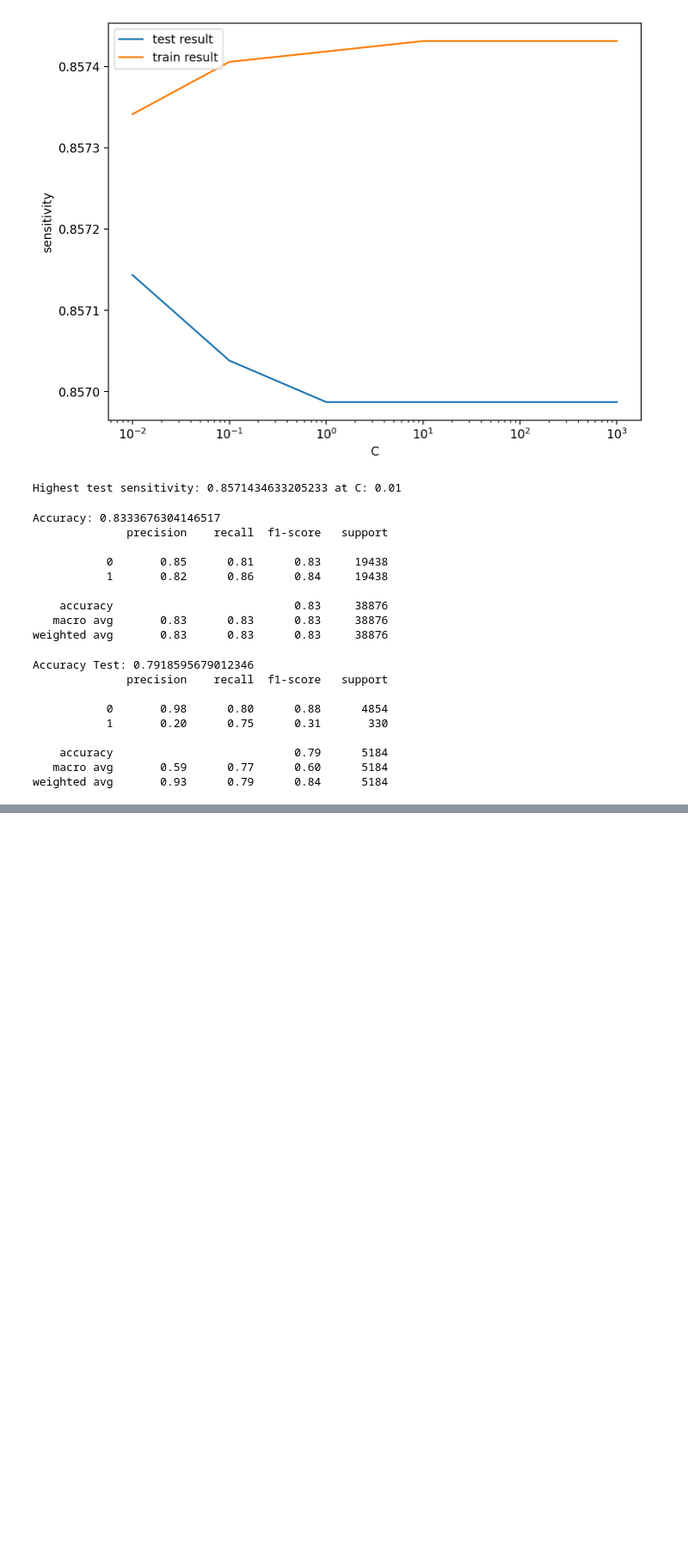
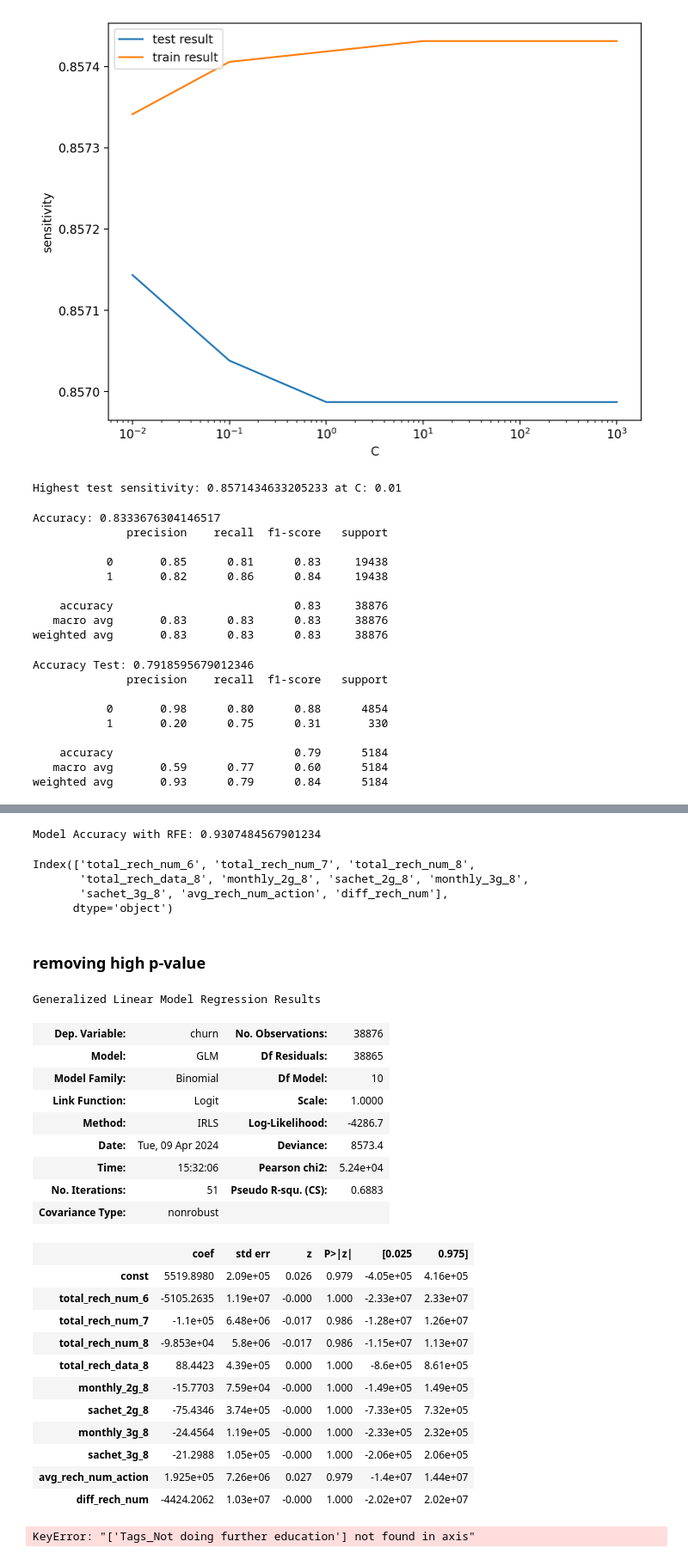
Before and after one commit to notvarunseth/telecom-churn, a Jupyter notebook: notebook.ipynb, the cells around one changed output, grey strips where cells are left out. Shown at 86% size. Drawn from its saved outputs; the diff is of its cells as text; code cells hidden in the pictures; blank space fills up the shorter version.

```diff
--- a/notebook.ipynb
+++ b/notebook.ipynb
@@ -775,0 +833,5 @@ weighted avg       0.93      0.79      0.84      5184
+# %%
+from sklearn.feature_selection import RFE
+
+rfe = RFE(model, n_features_to_select=10)             # running RFE
+rfe = rfe.fit(X_train, y_train)
@@ -775,0 +856,3 @@ weighted avg       0.93      0.79      0.84      5184
+# %%
+X_train_rfe = rfe.transform(X_train)
+X_test_rfe = rfe.transform(X_test)
@@ -775,0 +879,68 @@ weighted avg       0.93      0.79      0.84      5184
+# %%
+model.fit(X_train_rfe, y_train)
+predictions_rfe = model.predict(X_test_rfe)
+accuracy_rfe = accuracy_score(y_test, predictions_rfe)
+print(f"Model Accuracy with RFE: {accuracy_rfe}")
+# %% [output]
+Model Accuracy with RFE: 0.9307484567901234
+# %%
+X_train.columns[rfe.support_]
+# %% [output]
+Index(['total_rech_num_6', 'total_rech_num_7', 'total_rech_num_8',
+       'total_rech_data_8', 'monthly_2g_8', 'sachet_2g_8', 'monthly_3g_8',
+       'sachet_3g_8', 'avg_rech_num_action', 'diff_rech_num'],
+      dtype='object')
+# %%
+# Calculate the VIFs for the new model
+import statsmodels.api as sm
+from statsmodels.stats.outliers_influence import variance_inflation_factor
+
+def build_model(X, y):
+    X = sm.add_constant(X) #Adding the constant
+    # lm = sm.Logit(y, X).fit() # fitting the model
+    lm = sm.GLM(y, X, family = sm.families.Binomial()).fit()
+    return lm
+
+def check_VIF(X):
+    vif = pd.DataFrame()
+    vif['Features'] = X.columns
+    vif['VIF'] = [variance_inflation_factor(X.values, i) for i in range(X.shape[1])]
+    vif['VIF'] = round(vif['VIF'], 2)
+    vif = vif.sort_values(by = "VIF", ascending = False)
+    return vif
+# %% [markdown]
+### removing high p-value
+# %%
+X_train_new = X_train[X_train.columns[rfe.support_]]
+lm = build_model(X_train_new, y_train)
+lm.summary()
+# %% [output]
+Generalized Linear Model Regression Results
+| Dep. Variable: | churn | No. Observations: | 38876 |
+| Model: | GLM | Df Residuals: | 38865 |
+| Model Family: | Binomial | Df Model: | 10 |
+| Link Function: | Logit | Scale: | 1.0000 |
+| Method: | IRLS | Log-Likelihood: | -4286.7 |
+| Date: | Tue, 09 Apr 2024 | Deviance: | 8573.4 |
+| Time: | 15:32:06 | Pearson chi2: | 5.24e+04 |
+| No. Iterations: | 51 | Pseudo R-squ. (CS): | 0.6883 |
+| Covariance Type: | nonrobust |  |  |
+|  | coef | std err | z | P>|z| | [0.025 | 0.975] |
+| const | 5519.8980 | 2.09e+05 | 0.026 | 0.979 | -4.05e+05 | 4.16e+05 |
+| total_rech_num_6 | -5105.2635 | 1.19e+07 | -0.000 | 1.000 | -2.33e+07 | 2.33e+07 |
+| total_rech_num_7 | -1.1e+05 | 6.48e+06 | -0.017 | 0.986 | -1.28e+07 | 1.26e+07 |
+| total_rech_num_8 | -9.853e+04 | 5.8e+06 | -0.017 | 0.986 | -1.15e+07 | 1.13e+07 |
+| total_rech_data_8 | 88.4423 | 4.39e+05 | 0.000 | 1.000 | -8.6e+05 | 8.61e+05 |
+| monthly_2g_8 | -15.7703 | 7.59e+04 | -0.000 | 1.000 | -1.49e+05 | 1.49e+05 |
+| sachet_2g_8 | -75.4346 | 3.74e+05 | -0.000 | 1.000 | -7.33e+05 | 7.32e+05 |
+| monthly_3g_8 | -24.4564 | 1.19e+05 | -0.000 | 1.000 | -2.33e+05 | 2.32e+05 |
+| sachet_3g_8 | -21.2988 | 1.05e+05 | -0.000 | 1.000 | -2.06e+05 | 2.06e+05 |
+| avg_rech_num_action | 1.925e+05 | 7.26e+06 | 0.027 | 0.979 | -1.4e+07 | 1.44e+07 |
+| diff_rech_num | -4424.2062 | 1.03e+07 | -0.000 | 1.000 | -2.02e+07 | 2.02e+07 |
+# %%
+# drop due to high p-value
+X_train_new.drop(['total_rech_num_6'],axis=1, inplace=True)
+lm = build_model(X_train_new, y_train)
+lm.summary()
+# %% [output]
+KeyError: "['Tags_Not doing further education'] not found in axis"
```
Also changed, not shown: parts of 13 cells of this notebook.
